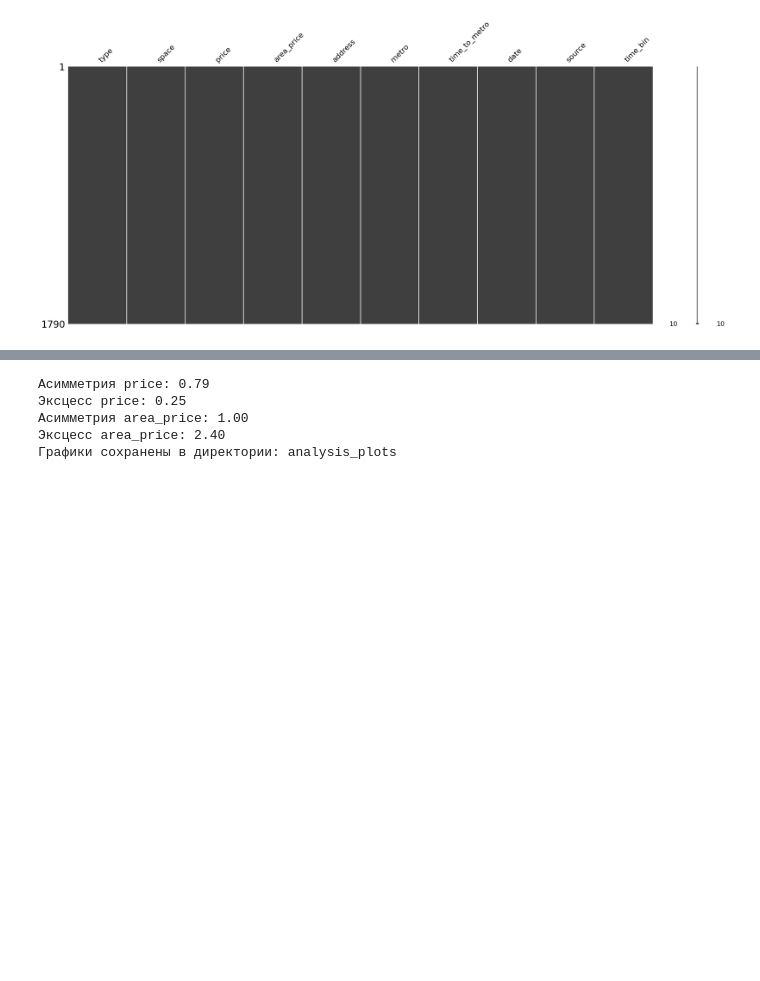
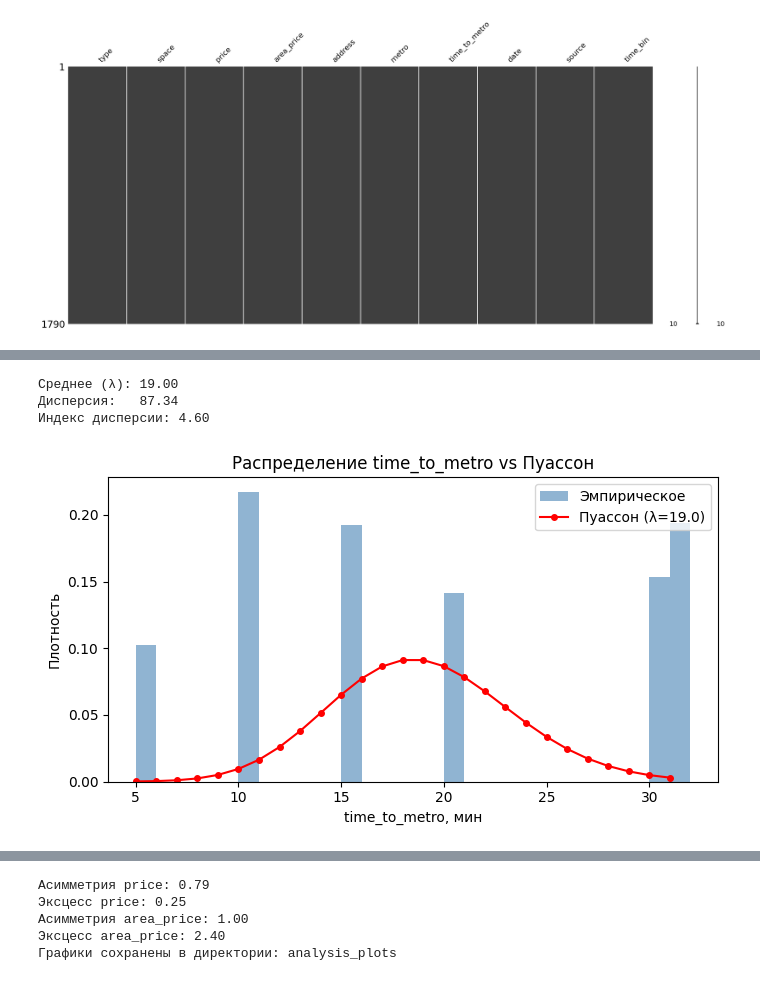
Before and after one commit to colosss/realestateparser, a Jupyter notebook: src/analitic_script_2.ipynb, the cells around one changed output, grey strips where cells are left out. Drawn from its saved outputs; the diff is of its cells as text; code cells hidden in the pictures; blank space fills up the shorter version.

```diff
--- a/src/analitic_script_2.ipynb
+++ b/src/analitic_script_2.ipynb
@@ -234,0 +353,33 @@ if space_col in df.columns and price_col in df.columns and property_type_col in
+# %%
+col = time_col
+mean_val = df[col].mean()
+var_val = df[col].var()
+index = var_val / mean_val
+
+print(f"Среднее (λ): {mean_val:.2f}")
+print(f"Дисперсия:   {var_val:.2f}")
+print(f"Индекс дисперсии: {index:.2f}")
+# %% [output]
+Среднее (λ): 19.00
+Дисперсия:   87.34
+Индекс дисперсии: 4.60
+# %%
+from scipy.stats import poisson
+
+n = len(df)
+lam = mean_val
+k = np.arange(df[col].min(), df[col].max() + 1)
+
+fig, ax = plt.subplots(figsize=(7, 4))
+ax.hist(df[col], bins=range(df[col].min(), df[col].max() + 2),
+        density=True, alpha=0.6, label='Эмпирическое', color='steelblue')
+ax.plot(k, poisson.pmf(k, mu=lam), 'r-o', markersize=4, label=f'Пуассон (λ={lam:.1f})')
+ax.set_xlabel('time_to_metro, мин')
+ax.set_ylabel('Плотность')
+ax.set_title('Распределение time_to_metro vs Пуассон')
+ax.legend()
+plt.tight_layout()
+plt.savefig('time_to_metro_poisson.png', dpi=150)
+plt.show()
+# %% [output]
+[figure, added]
```
Also changed, not shown: parts of 11 cells of this notebook, 9 other files.
